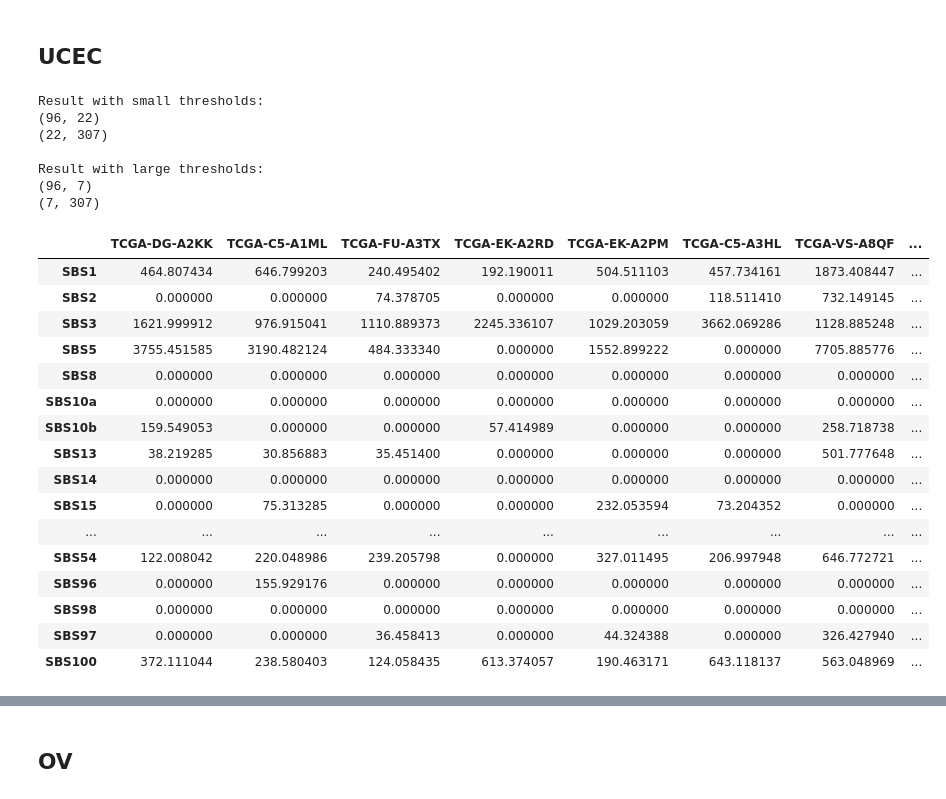
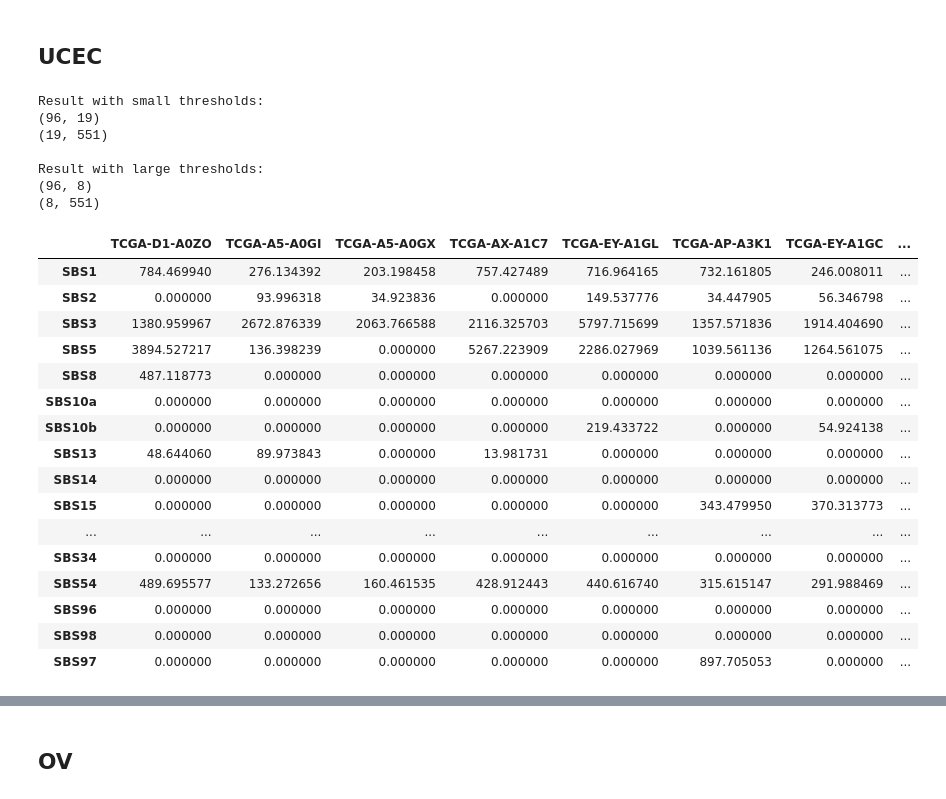
Before and after one commit to NKalavros/AIO2025_AYN, a Jupyter notebook: notebooks/musical_full_pipeline.ipynb, the cells around one changed output, grey strips where cells are left out. Saved outputs shown, nothing was run; the diff lists cells and outputs as text; code cells hidden in the pictures.

```diff
--- a/notebooks/musical_full_pipeline.ipynb
+++ b/notebooks/musical_full_pipeline.ipynb
@@ -127,7 +136,7 @@ model.fit()
 ## CESC
 # %%
 # load model
-model_path = "/gpfs/data/courses/aio2025/yb2612/results/musical_models/cesc_musical_mvnmf.pkl"
+model_path = "/gpfs/home/yb2612/aio2025/yb2612/results/musical_models/cesc_musical_mvnmf.pkl"
 with open(model_path, 'rb') as f:
     model = pickle.load(f)
 
@@ -135,4 +144,5 @@ with open(model_path, 'rb') as f:
 print(model.n_components)
 model.plot_selection()
 fig = musical.sigplot_bar(model.W)
+print(model.X.shape)
 # %% [output]
@@ -283,6 +300,26 @@ Here, the key of the dictionary W_s_grid and H_s_grid is (thresh_match, thresh_r
 The number of assigned signatures varies largely by threshold. Therefore, it is important to choose the appropriate thresholds for matching and refitting.
 # %% [markdown]
 ## CESC
+# %%
+# load model
+model_path = "/gpfs/data/courses/aio2025/yb2612/results/musical_models/cesc_musical_mvnmf_assign_grid.pkl"
+with open(model_path, 'rb') as f:
+    model = pickle.load(f)
+
+print("Result with small thresholds:")
+print(model.W_s_grid[(0.0001, 0.0001)].shape)
+print(model.H_s_grid[(0.0001, 0.0001)].shape)
+
+print("\nResult with large thresholds:")
+print(model.W_s_grid[(1.0, 1.0)].shape)
+print(model.H_s_grid[(1.0, 1.0)].shape)
+
+# let's save the smallest threshold
+results_dir = "/gpfs/data/courses/aio2025/yb2612/results/musical_matrices"
+model.W_s_grid[(0.0001, 0.0001)].to_csv(f"{results_dir}/cesc_musical_mvnmf_Cervix.SCC_W_s_0.0001_0.0001.csv", index=True)
+model.H_s_grid[(0.0001, 0.0001)].to_csv(f"{results_dir}/cesc_musical_mvnmf_Cervix.SCC_H_s_0.0001_0.0001.csv", index=True)
+
+model.H_s_grid[(0.0001, 0.0001)]
 # %%
 # load model
 model_path = "/gpfs/data/courses/aio2025/yb2612/results/musical_models/cesc_musical_mvnmf_Cervix.SCC_assign_grid.pkl"
@@ -377,48 +414,68 @@ Result with large thresholds:
 16 rows × 307 columns
 # %% [markdown]
 ## UCEC
+# %%
+# load model
+model_path = "/gpfs/data/courses/aio2025/yb2612/results/musical_models/ucec_musical_mvnmf_assign_grid.pkl"
+with open(model_path, 'rb') as f:
+    model = pickle.load(f)
+
+print("Result with small thresholds:")
+print(model.W_s_grid[(0.0001, 0.0001)].shape)
+print(model.H_s_grid[(0.0001, 0.0001)].shape)
+
+print("\nResult with large thresholds:")
+print(model.W_s_grid[(1.0, 1.0)].shape)
+print(model.H_s_grid[(1.0, 1.0)].shape)
+
+# let's save the smallest threshold
+results_dir = "/gpfs/data/courses/aio2025/yb2612/results/musical_matrices"
+model.W_s_grid[(0.0001, 0.0001)].to_csv(f"{results_dir}/ucec_musical_mvnmf_Uterus.AdenoCA_W_s_0.0001_0.0001.csv", index=True)
+model.H_s_grid[(0.0001, 0.0001)].to_csv(f"{results_dir}/ucec_musical_mvnmf_Uterus.AdenoCA_H_s_0.0001_0.0001.csv", index=True)
+
+model.H_s_grid[(0.0001, 0.0001)]
 # %%
 # load model
 model_path = "/gpfs/data/courses/aio2025/yb2612/results/musical_models/ucec_musical_mvnmf_Uterus.AdenoCA_assign_grid.pkl"
 with open(model_path, 'rb') as f:
     model = pickle.load(f)
 
 print("Result with small thresholds:")
 print(model.W_s_grid[(0.0001, 0.0001)].shape)
 print(model.H_s_grid[(0.0001, 0.0001)].shape)
 
 print("\nResult with large thresholds:")
 print(model.W_s_grid[(1.0, 1.0)].shape)
 print(model.H_s_grid[(1.0, 1.0)].shape)
 
 # let's save the smallest threshold
 results_dir = "/gpfs/data/courses/aio2025/yb2612/results/musical_matrices"
 model.W_s_grid[(0.0001, 0.0001)].to_csv(f"{results_dir}/ucec_musical_mvnmf_Uterus.AdenoCA_W_s_0.0001_0.0001.csv", index=True)
-model.W_s_grid[(0.0001, 0.0001)].to_csv(f"{results_dir}/ucec_musical_mvnmf_Uterus.AdenoCA_H_s_0.0001_0.0001.csv", index=True)
+model.H_s_grid[(0.0001, 0.0001)].to_csv(f"{results_dir}/ucec_musical_mvnmf_Uterus.AdenoCA_H_s_0.0001_0.0001.csv", index=True)
 
 model.H_s_grid[(0.0001, 0.0001)]
 # %% [output]
 Result with small thresholds:
-(96, 22)
-(22, 307)
+(96, 19)
+(19, 551)
 
 Result with large thresholds:
-(96, 7)
-(7, 307)
+(96, 8)
+(8, 551)
-|  | TCGA-DG-A2KK | TCGA-C5-A1ML | TCGA-FU-A3TX | TCGA-EK-A2RD | TCGA-EK-A2PM | TCGA-C5-A3HL | TCGA-VS-A8QF | ... |
-| SBS1 | 464.807434 | 646.799203 | 240.495402 | 192.190011 | 504.511103 | 457.734161 | 1873.408447 | ... |
-| SBS2 | 0.000000 | 0.000000 | 74.378705 | 0.000000 | 0.000000 | 118.511410 | 732.149145 | ... |
-| SBS3 | 1621.999912 | 976.915041 | 1110.889373 | 2245.336107 | 1029.203059 | 3662.069286 | 1128.885248 | ... |
-| SBS5 | 3755.451585 | 3190.482124 | 484.333340 | 0.000000 | 1552.899222 | 0.000000 | 7705.885776 | ... |
-| SBS8 | 0.000000 | 0.000000 | 0.000000 | 0.000000 | 0.000000 | 0.000000 | 0.000000 | ... |
+|  | TCGA-D1-A0ZO | TCGA-A5-A0GI | TCGA-A5-A0GX | TCGA-AX-A1C7 | TCGA-EY-A1GL | TCGA-AP-A3K1 | TCGA-EY-A1GC | ... |
+| SBS1 | 784.469940 | 276.134392 | 203.198458 | 757.427489 | 716.964165 | 732.161805 | 246.008011 | ... |
+| SBS2 | 0.000000 | 93.996318 | 34.923836 | 0.000000 | 149.537776 | 34.447905 | 56.346798 | ... |
+| SBS3 | 1380.959967 | 2672.876339 | 2063.766588 | 2116.325703 | 5797.715699 | 1357.571836 | 1914.404690 | ... |
+| SBS5 | 3894.527217 | 136.398239 | 0.000000 | 5267.223909 | 2286.027969 | 1039.561136 | 1264.561075 | ... |
+| SBS8 | 487.118773 | 0.000000 | 0.000000 | 0.000000 | 0.000000 | 0.000000 | 0.000000 | ... |
 | SBS10a | 0.000000 | 0.000000 | 0.000000 | 0.000000 | 0.000000 | 0.000000 | 0.000000 | ... |
-| SBS10b | 159.549053 | 0.000000 | 0.000000 | 57.414989 | 0.000000 | 0.000000 | 258.718738 | ... |
-| SBS13 | 38.219285 | 30.856883 | 35.451400 | 0.000000 | 0.000000 | 0.000000 | 501.777648 | ... |
+| SBS10b | 0.000000 | 0.000000 | 0.000000 | 0.000000 | 219.433722 | 0.000000 | 54.924138 | ... |
+| SBS13 | 48.644060 | 89.973843 | 0.000000 | 13.981731 | 0.000000 | 0.000000 | 0.000000 | ... |
 | SBS14 | 0.000000 | 0.000000 | 0.000000 | 0.000000 | 0.000000 | 0.000000 | 0.000000 | ... |
-| SBS15 | 0.000000 | 75.313285 | 0.000000 | 0.000000 | 232.053594 | 73.204352 | 0.000000 | ... |
+| SBS15 | 0.000000 | 0.000000 | 0.000000 | 0.000000 | 0.000000 | 343.479950 | 370.313773 | ... |
 | ... | ... | ... | ... | ... | ... | ... | ... | ... |
-| SBS54 | 122.008042 | 220.048986 | 239.205798 | 0.000000 | 327.011495 | 206.997948 | 646.772721 | ... |
-| SBS96 | 0.000000 | 155.929176 | 0.000000 | 0.000000 | 0.000000 | 0.000000 | 0.000000 | ... |
+| SBS34 | 0.000000 | 0.000000 | 0.000000 | 0.000000 | 0.000000 | 0.000000 | 0.000000 | ... |
+| SBS54 | 489.695577 | 133.272656 | 160.461535 | 428.912443 | 440.616740 | 315.615147 | 291.988469 | ... |
+| SBS96 | 0.000000 | 0.000000 | 0.000000 | 0.000000 | 0.000000 | 0.000000 | 0.000000 | ... |
 | SBS98 | 0.000000 | 0.000000 | 0.000000 | 0.000000 | 0.000000 | 0.000000 | 0.000000 | ... |
-| SBS97 | 0.000000 | 0.000000 | 36.458413 | 0.000000 | 44.324388 | 0.000000 | 326.427940 | ... |
-| SBS100 | 372.111044 | 238.580403 | 124.058435 | 613.374057 | 190.463171 | 643.118137 | 563.048969 | ... |
+| SBS97 | 0.000000 | 0.000000 | 0.000000 | 0.000000 | 0.000000 | 897.705053 | 0.000000 | ... |
```
Also changed, not shown: parts of 18 cells of this notebook, 1 other file.
